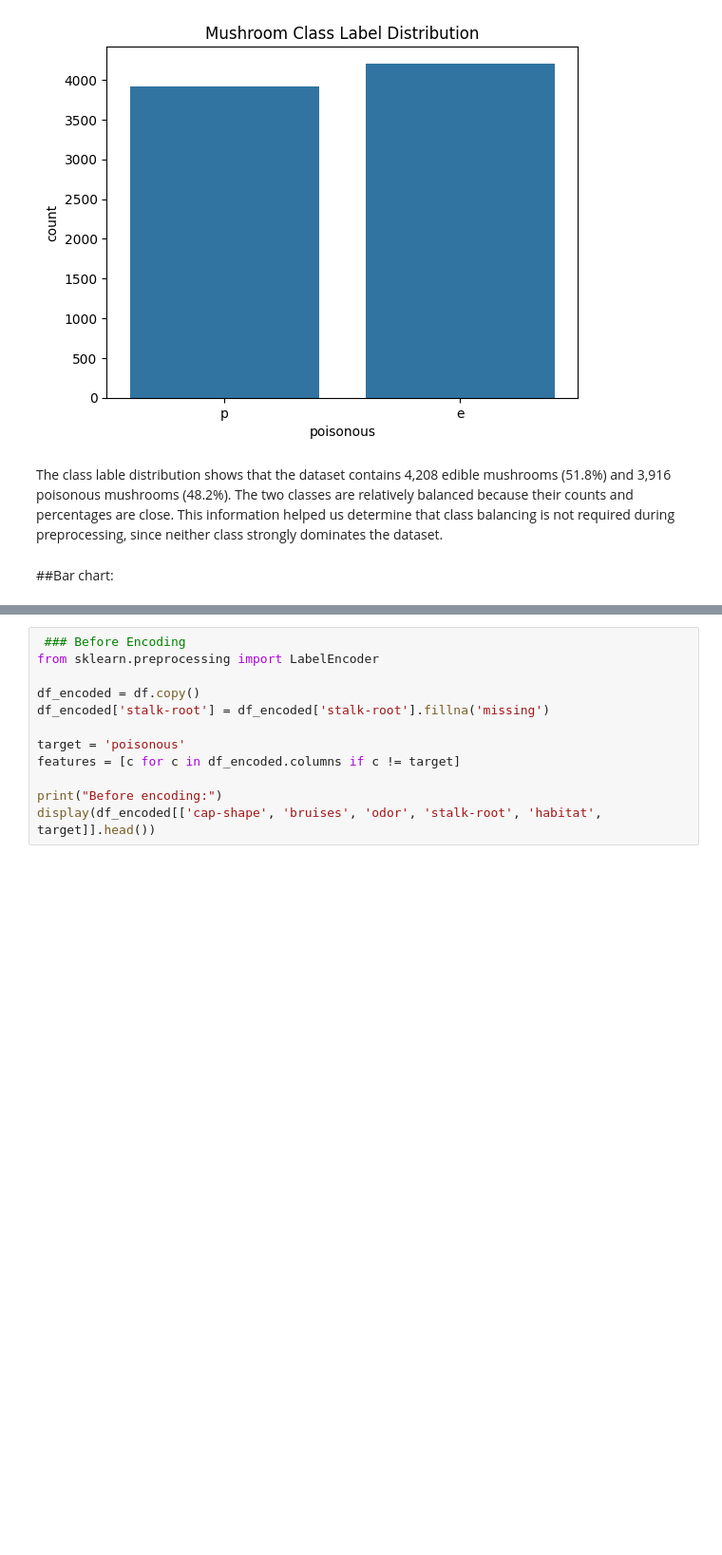
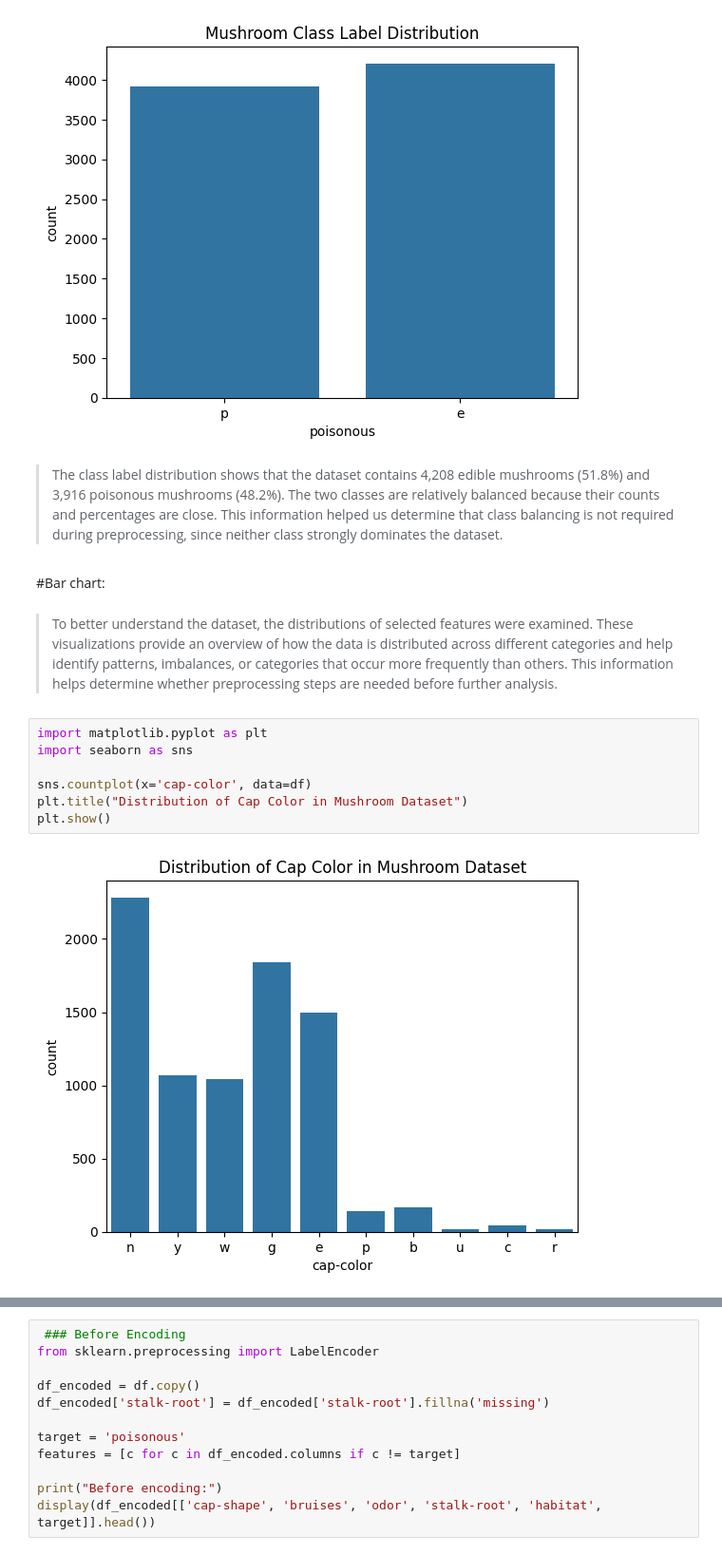
Before and after one commit to danah113/IT326-Data-mining-Project, a Jupyter notebook: Phase2.ipynb, the cells around one changed output, grey strips where cells are left out. Shown at 95% size. Cells and saved outputs as stored; diff of their text form; blank space fills up the shorter version.

```diff
--- a/Phase2.ipynb
+++ b/Phase2.ipynb
@@ -131,6 +130,17 @@ p    48.2
 Name: count, dtype: float64
 [figure]
 # %% [markdown]
-The class lable distribution shows that the dataset contains 4,208 edible mushrooms (51.8%) and 3,916 poisonous mushrooms (48.2%). The two classes are relatively balanced because their counts and percentages are close. This information helped us determine that class balancing is not required during preprocessing, since neither class strongly dominates the dataset.
+>The class label distribution shows that the dataset contains 4,208 edible mushrooms (51.8%) and 3,916 poisonous mushrooms (48.2%). The two classes are relatively balanced because their counts and percentages are close. This information helped us determine that class balancing is not required during preprocessing, since neither class strongly dominates the dataset.
 # %% [markdown]
-##Bar chart:
+#Bar chart:
+# %% [markdown]
+>To better understand the dataset, the distributions of selected features were examined. These visualizations provide an overview of how the data is distributed across different categories and help identify patterns, imbalances, or categories that occur more frequently than others. This information helps determine whether preprocessing steps are needed before further analysis.
+# %%
+import matplotlib.pyplot as plt
+import seaborn as sns
+
+sns.countplot(x='cap-color', data=df)
+plt.title("Distribution of Cap Color in Mushroom Dataset")
+plt.show()
+# %% [output]
+[figure, added]
```
Also changed, not shown: parts of 16 cells of this notebook.
